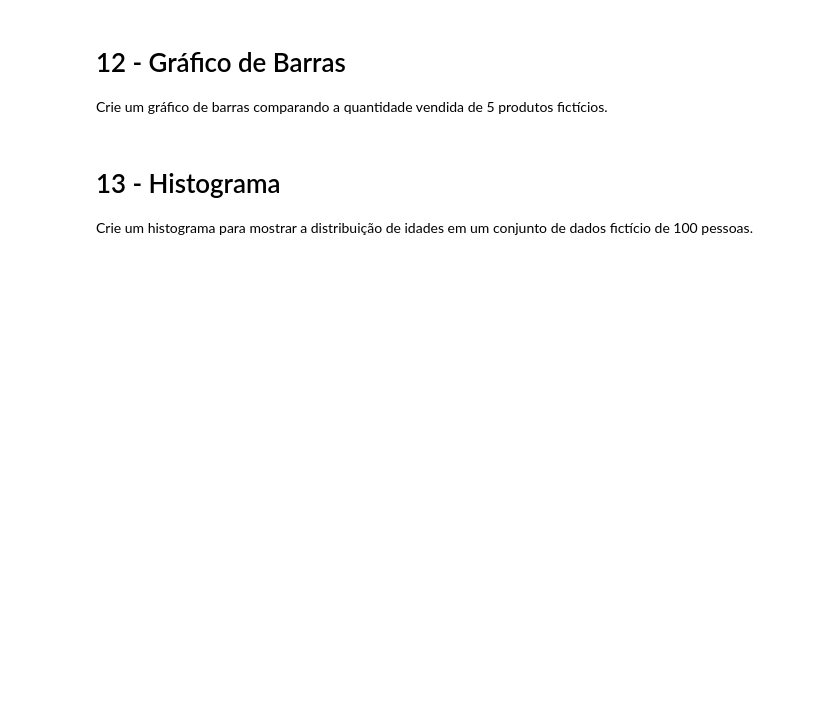
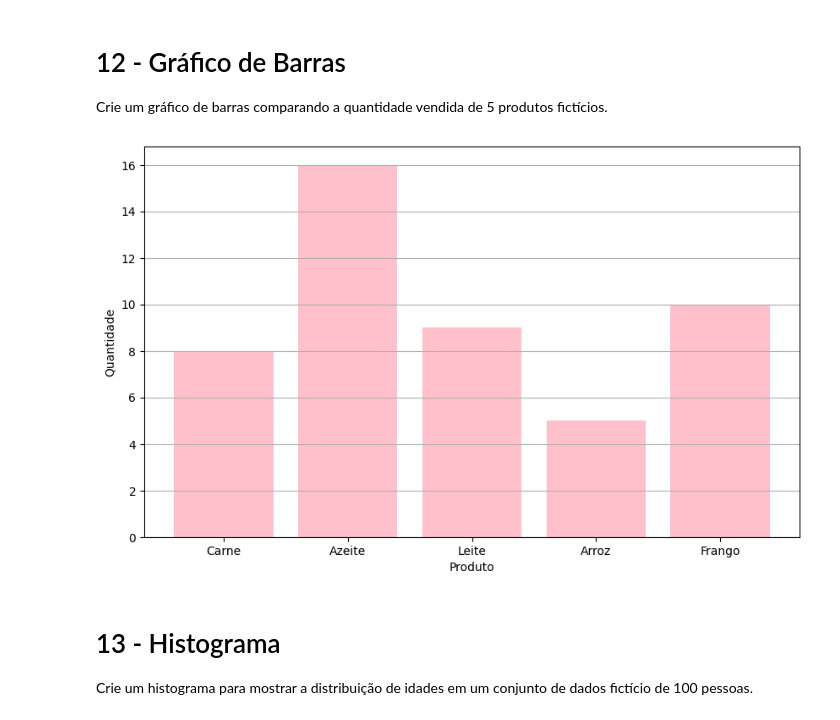
Before and after one commit to nathaliadutra15/disc_mineracao_dados, a Jupyter notebook: lista1.ipynb, the cells around one changed output. Drawn from its saved outputs; the diff is of its cells as text; code cells hidden in the pictures; blank space fills up the shorter version.

```diff
--- a/lista1.ipynb
+++ b/lista1.ipynb
@@ -83,3 +269,20 @@ Crie um gráfico de barras comparando a quantidade vendida de 5 produtos fictíc
+# %%
+produtos = ['Carne', 'Azeite', 'Leite', 'Arroz', 'Frango']
+quantidades = np.random.randint(1, 21, size=5)
+
+df_vendas = pd.DataFrame({
+    'Produto': produtos,
+    'Quantidade': quantidades
+})
+
+plt.figure(figsize=(10, 6))
+plt.bar(df_vendas['Produto'], df_vendas['Quantidade'], color='pink')
+plt.xlabel('Produto')
+plt.ylabel('Quantidade')
+plt.grid(axis='y')
+plt.show()
+# %% [output]
+[figure, added]
 # %% [markdown]
 # 13 - Histograma
 
```
Also changed, not shown: parts of 39 cells of this notebook.
